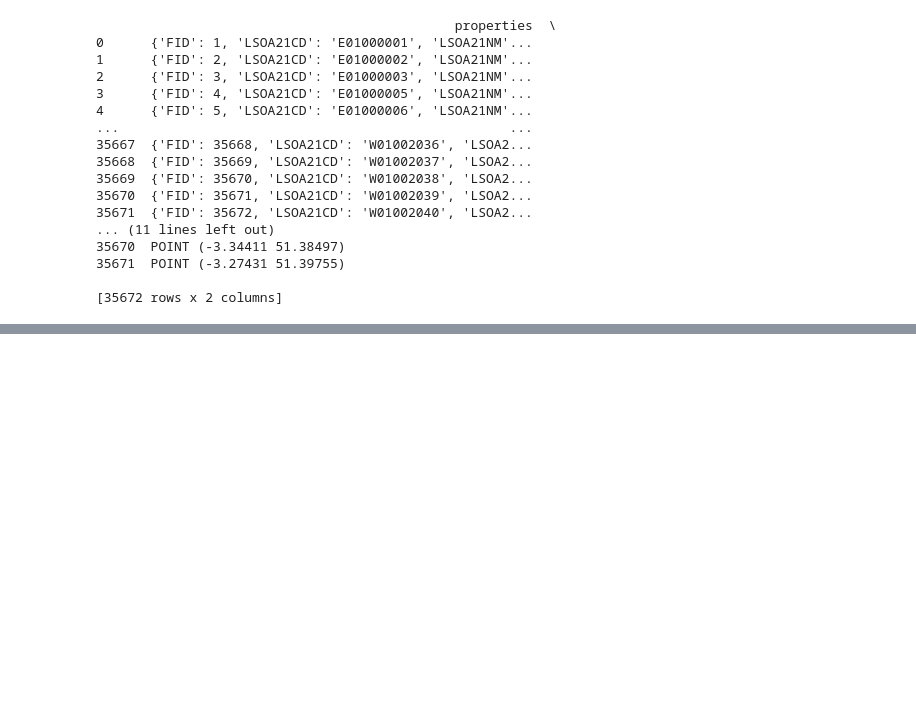
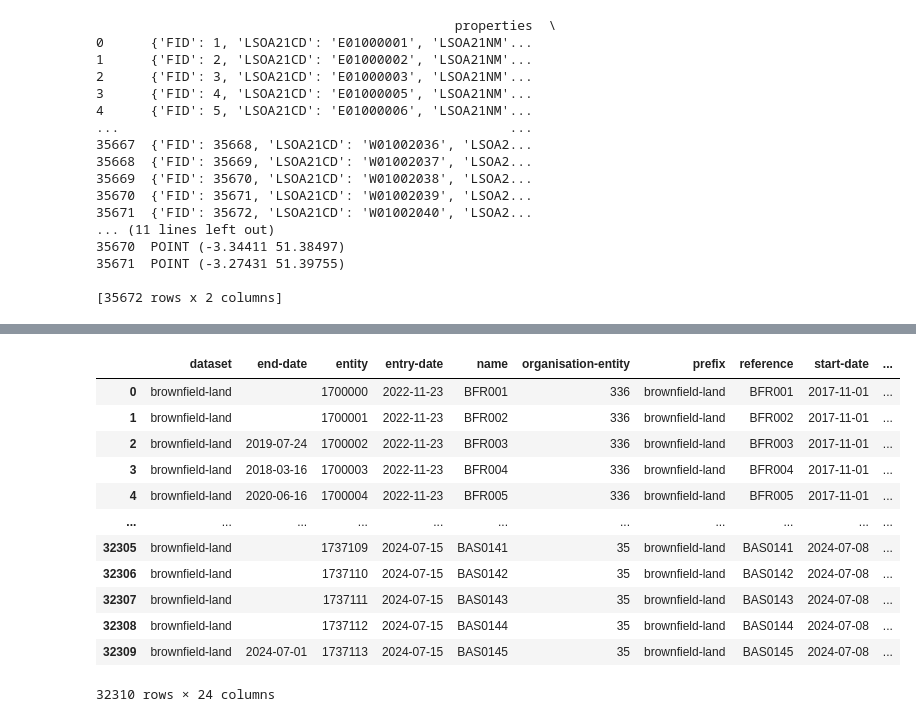
Before and after one commit to ZainKhanUKHSA/Energy_hackathon, a Jupyter notebook: centre points.ipynb, the cells around one changed output, grey strips where cells are left out. Saved outputs shown, nothing was run; the diff lists cells and outputs as text; code cells hidden in the pictures; blank space fills up the shorter version.

```diff
--- a/centre points.ipynb
+++ b/centre points.ipynb
@@ -92,0 +221,16 @@ print(gdf[['properties', 'centroid']])
+# %%
+combined_df
+# %% [output]
+|  | dataset | end-date | entity | entry-date | name | organisation-entity | prefix | reference | start-date | ... |
+| 0 | brownfield-land |  | 1700000 | 2022-11-23 | BFR001 | 336 | brownfield-land | BFR001 | 2017-11-01 | ... |
+| 1 | brownfield-land |  | 1700001 | 2022-11-23 | BFR002 | 336 | brownfield-land | BFR002 | 2017-11-01 | ... |
+| 2 | brownfield-land | 2019-07-24 | 1700002 | 2022-11-23 | BFR003 | 336 | brownfield-land | BFR003 | 2017-11-01 | ... |
+| 3 | brownfield-land | 2018-03-16 | 1700003 | 2022-11-23 | BFR004 | 336 | brownfield-land | BFR004 | 2017-11-01 | ... |
+| 4 | brownfield-land | 2020-06-16 | 1700004 | 2022-11-23 | BFR005 | 336 | brownfield-land | BFR005 | 2017-11-01 | ... |
+| ... | ... | ... | ... | ... | ... | ... | ... | ... | ... | ... |
+| 32305 | brownfield-land |  | 1737109 | 2024-07-15 | BAS0141 | 35 | brownfield-land | BAS0141 | 2024-07-08 | ... |
+| 32306 | brownfield-land |  | 1737110 | 2024-07-15 | BAS0142 | 35 | brownfield-land | BAS0142 | 2024-07-08 | ... |
+| 32307 | brownfield-land |  | 1737111 | 2024-07-15 | BAS0143 | 35 | brownfield-land | BAS0143 | 2024-07-08 | ... |
+| 32308 | brownfield-land |  | 1737112 | 2024-07-15 | BAS0144 | 35 | brownfield-land | BAS0144 | 2024-07-08 | ... |
+| 32309 | brownfield-land | 2024-07-01 | 1737113 | 2024-07-15 | BAS0145 | 35 | brownfield-land | BAS0145 | 2024-07-08 | ... |
+32310 rows × 24 columns
```
Also changed, not shown: parts of 47 cells of this notebook.
